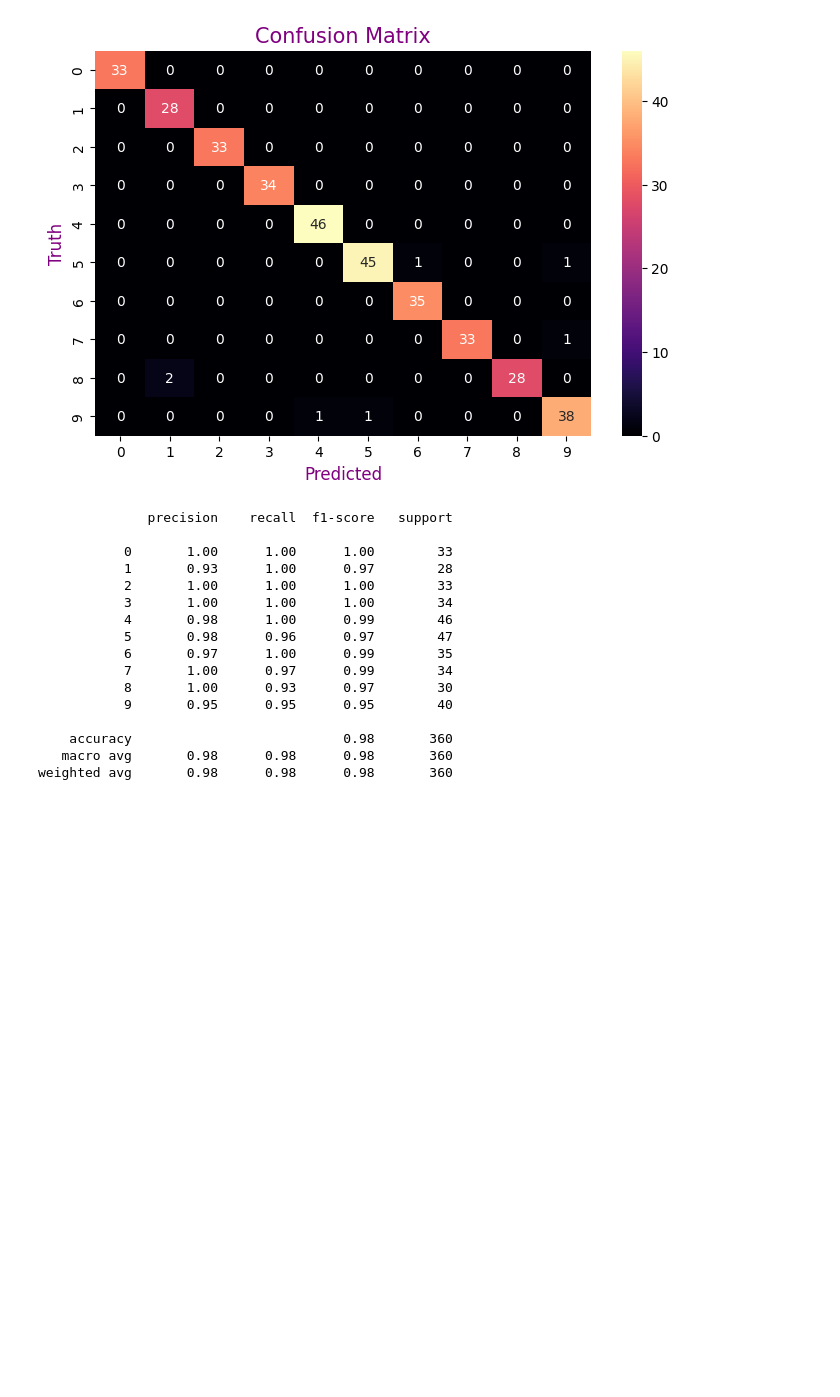
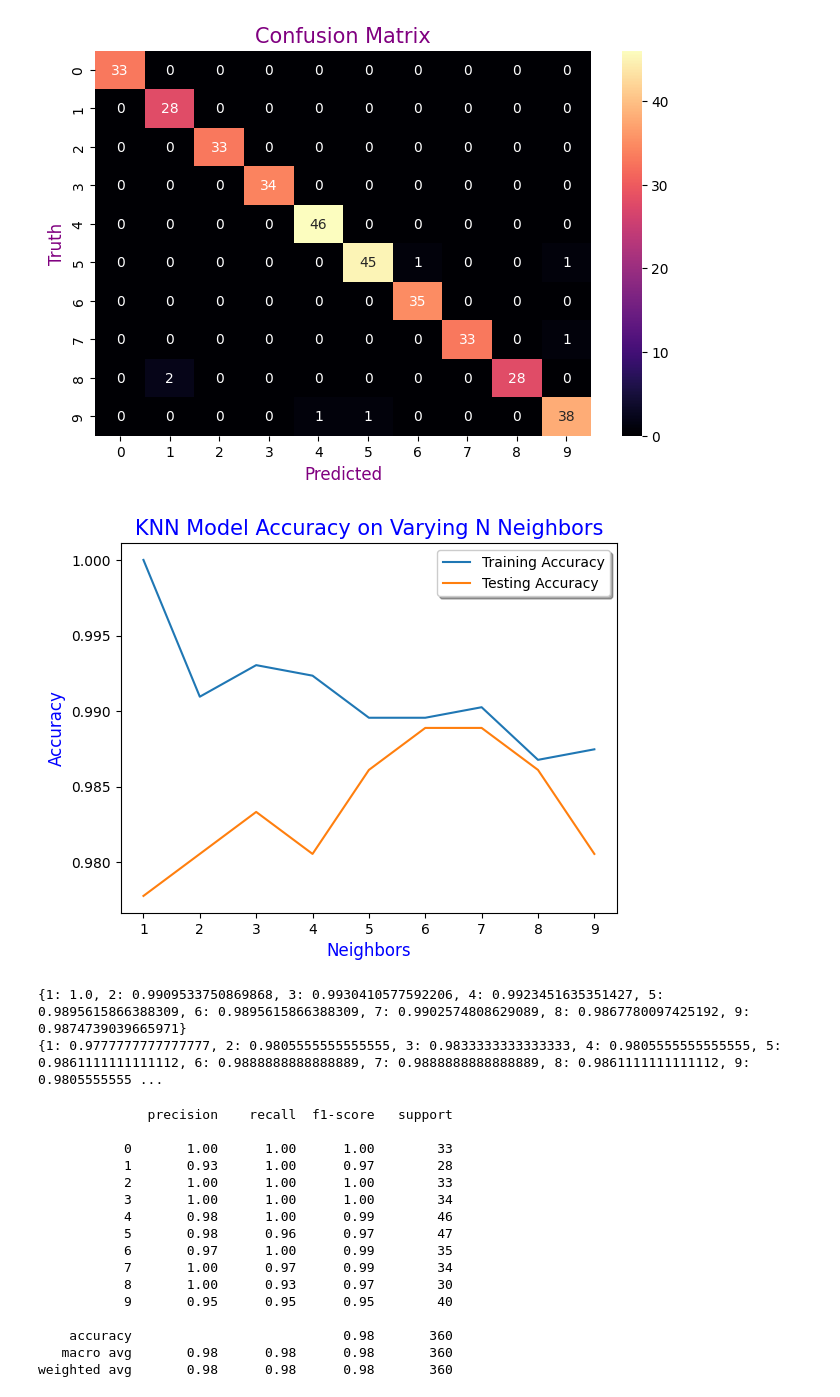
Before and after one commit to Hasnain-Sidd/Data-Science, a Jupyter notebook: KNN_Algorithm.ipynb, the cells around one changed output. Drawn from its saved outputs; the diff is of its cells as text; code cells hidden in the pictures; blank space fills up the shorter version.

```diff
--- a/KNN_Algorithm.ipynb
+++ b/KNN_Algorithm.ipynb
@@ -135,9 +135,13 @@ y1=data_frame3['Target']
 X1=data_frame3.drop('Target',axis='columns')
 X_train1,X_test1,Y_Train1,Y_test1=train_test_split(X1,y1,test_size=0.2,random_state=42)
 neighbors=np.arange(1,10)
+train_accuracies={}
+test_accuracies={}
 for neighbor in neighbors:
        knn1=KNeighborsClassifier(n_neighbors=neighbor)
        knn1.fit(X_train1,Y_Train1)
+       train_accuracies[neighbor]=knn1.score(X_train1,Y_Train1)
+       test_accuracies[neighbor]=knn1.score(X_test1,Y_test1)
 
 
 y_pred1=knn1.predict(X_test1)
@@ -168,6 +172,22 @@ plt.title("Confusion Matrix",fontsize=15,color='purple')
 plt.show()
 # %% [output]
 [figure]
+# %%
+plt.plot(neighbors,train_accuracies.values(),label='Training Accuracy')
+plt.plot(neighbors,test_accuracies.values(),label='Testing Accuracy')
+plt.legend(loc='best',shadow=True)
+plt.title("KNN Model Accuracy on Varying N Neighbors",fontsize=15,color='Blue')
+plt.xlabel("Neighbors",fontsize=12,color='blue')
+plt.ylabel("Accuracy",fontsize=12,color='blue')
+plt.show()
+# %% [output]
+[figure, added]
+# %%
+print(train_accuracies)
+print(test_accuracies)
+# %% [output]
+{1: 1.0, 2: 0.9909533750869868, 3: 0.9930410577592206, 4: 0.9923451635351427, 5: 0.9895615866388309, 6: 0.9895615866388309, 7: 0.9902574808629089, 8: 0.9867780097425192, 9: 0.9874739039665971}
+{1: 0.9777777777777777, 2: 0.9805555555555555, 3: 0.9833333333333333, 4: 0.9805555555555555, 5: 0.9861111111111112, 6: 0.9888888888888889, 7: 0.9888888888888889, 8: 0.9861111111111112, 9: 0.9805555555 ...
 # %%
 cs1=classification_report(Y_test1,y_pred1)
 print(cs1)
```
